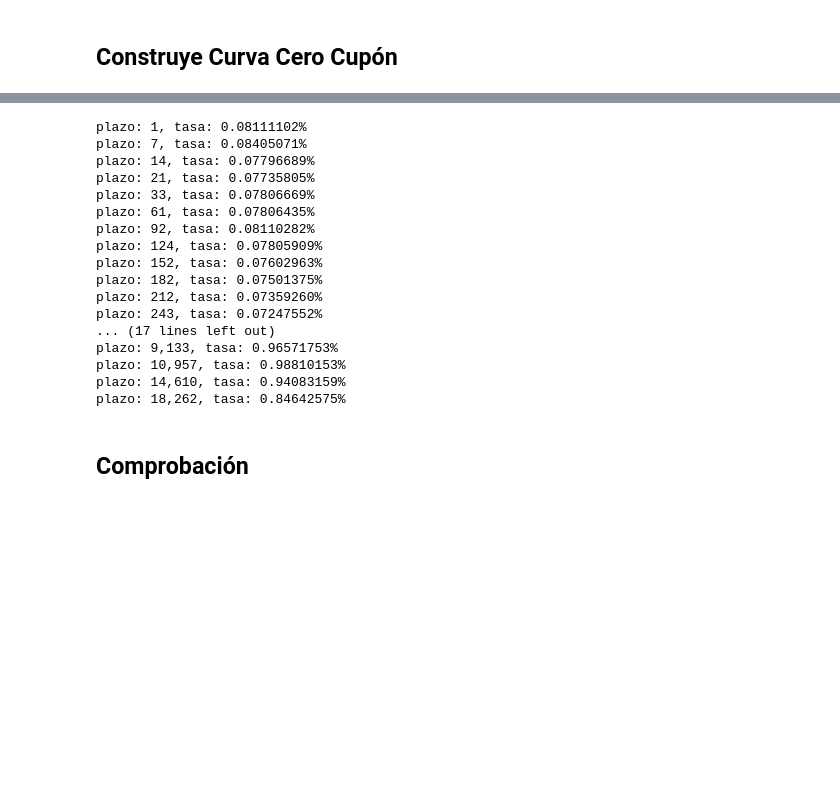
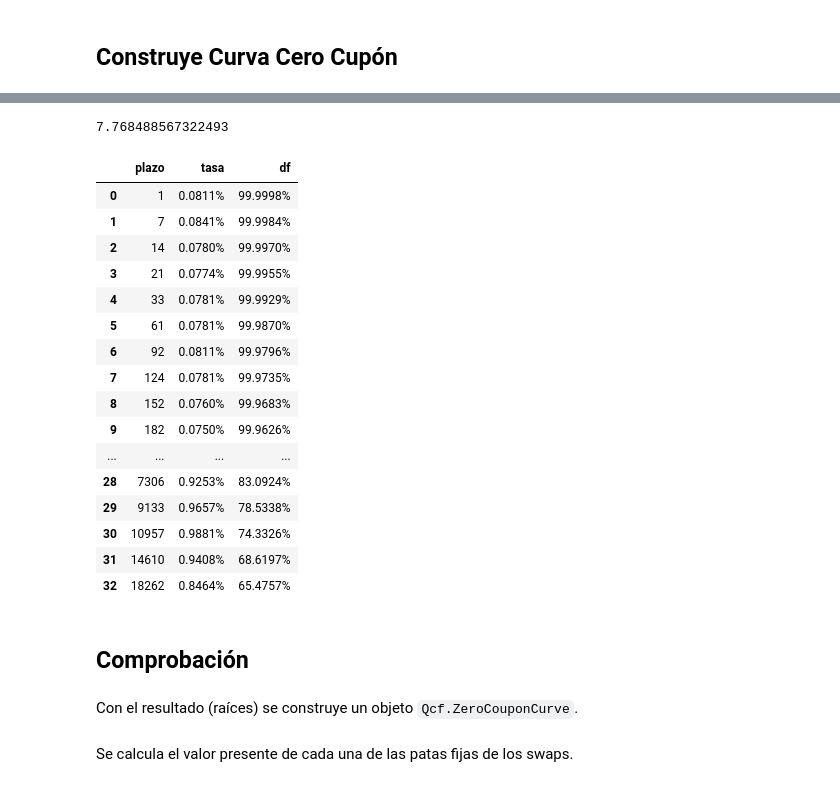
Before and after one commit to adiaz-efaa/mif-2020, a Jupyter notebook: 5_construccion_curva_ois.ipynb, the cells around one changed output, grey strips where cells are left out. Drawn from its saved outputs; the diff is of its cells as text; code cells hidden in the pictures; blank space fills up the shorter version.

```diff
--- a/5_construccion_curva_ois.ipynb
+++ b/5_construccion_curva_ois.ipynb
@@ -265,9 +279,25 @@ aux.show_leg(qc_swaps[1][0], 'FixedRateCashflow', '').style.format(frmt)
+# %%
+plazos = []
+tasas = []
+
+plazos.append(1) # Los plazos se calculan desde start_date (2020-10-14)
+tasa = math.log(1 + .08 / 100 * 1 / 360)* 365.0 / 1
+# 1 + .08% * 1/360 = exp(r * 1/365) -> log(1 + .08% * 1/360) * 365/1
+tasas.append(tasa)
+
+plazos.append(int(7))
+tasas.append(.0)
+
+error_with_rate(.0008, plazos, tasas, qc_swaps[1][0], Qcf.QCDate(14, 10, 2020))
+# %% [output]
+7.768488567322493
 # %%
 plazos = []
 tasas = []
 
-plazos.append(1)
-tasa = math.log(1+.08/100*1/360)*365.0/1
+plazos.append(1) # Los plazos se calculan desde start_date (2020-10-14)
+tasa = math.log(1 + .08 / 100 * 1 / 360)* 365.0 / 1
+# 1 + .08% * 1/360 = exp(r * 1/365) -> log(1 + .08% * 1/360) * 365/1
 tasas.append(tasa)
 
 for s in qc_swaps[1:]:
@@ -280,33 +310,42 @@ for s in qc_swaps[1:]:
         bracket=[0.0, .02],
         x0=.0008,
         args=(plazos, tasas, s[0], Qcf.QCDate(14, 10, 2020)),
-        xtol=.0000000000001
+        xtol=.00000000000000001
     )
 
+    # print(x)
+    # print()
+
     tasas[-1] = x.root
-# %%
-for p, t in zip(plazos, tasas):
-    print(f'plazo: {p:,.0f}, tasa: {t:.8%}')
-# %% [output]
-plazo: 1, tasa: 0.08111102%
-plazo: 7, tasa: 0.08405071%
-plazo: 14, tasa: 0.07796689%
-plazo: 21, tasa: 0.07735805%
-plazo: 33, tasa: 0.07806669%
-plazo: 61, tasa: 0.07806435%
-plazo: 92, tasa: 0.08110282%
-plazo: 124, tasa: 0.07805909%
-plazo: 152, tasa: 0.07602963%
-plazo: 182, tasa: 0.07501375%
-plazo: 212, tasa: 0.07359260%
-plazo: 243, tasa: 0.07247552%
-... (17 lines left out)
-plazo: 9,133, tasa: 0.96571753%
-plazo: 10,957, tasa: 0.98810153%
-plazo: 14,610, tasa: 0.94083159%
-plazo: 18,262, tasa: 0.84642575%
+# %%
+for_df = []
+for p, t in zip(plazos, tasas):
+    for_df.append((p,t))
+df_curva = pd.DataFrame(for_df, columns=['plazo', 'tasa'])
+df_curva['df'] = df_curva.apply(lambda row: math.exp(-row['plazo']*row['tasa']/365), axis=1)
+df_curva.style.format({'tasa':'{:.4%}', 'df':'{:.4%}'})
+# %% [output]
+|  | plazo | tasa | df |
+| 0 | 1 | 0.0811% | 99.9998% |
+| 1 | 7 | 0.0841% | 99.9984% |
+| 2 | 14 | 0.0780% | 99.9970% |
+| 3 | 21 | 0.0774% | 99.9955% |
+| 4 | 33 | 0.0781% | 99.9929% |
+| 5 | 61 | 0.0781% | 99.9870% |
+| 6 | 92 | 0.0811% | 99.9796% |
+| 7 | 124 | 0.0781% | 99.9735% |
+| 8 | 152 | 0.0760% | 99.9683% |
+| 9 | 182 | 0.0750% | 99.9626% |
+| ... | ... | ... | ... |
+| 28 | 7306 | 0.9253% | 83.0924% |
+| 29 | 9133 | 0.9657% | 78.5338% |
+| 30 | 10957 | 0.9881% | 74.3326% |
+| 31 | 14610 | 0.9408% | 68.6197% |
+| 32 | 18262 | 0.8464% | 65.4757% |
 # %% [markdown]
 ## Comprobación
+# %% [markdown]
+Con el resultado (raíces) se construye un objeto `Qcf.ZeroCouponCurve`.
 # %%
 qc_plazos = Qcf.long_vec()
 qc_tasas = Qcf.double_vec()
@@ -319,6 +360,8 @@ curva_final = Qcf.ZeroCouponCurve(
     curva_final,
     Qcf.QCInterestRate(0.0, Qcf.QCAct365(), Qcf.QCContinousWf())
 )
+# %% [markdown]
+Se calcula el valor presente de cada una de las patas fijas de los swaps.
 # %%
 vp = Qcf.PresentValue()
 for i, s in enumerate(qc_swaps):
```
Also changed, not shown: parts of 5 cells of this notebook.
